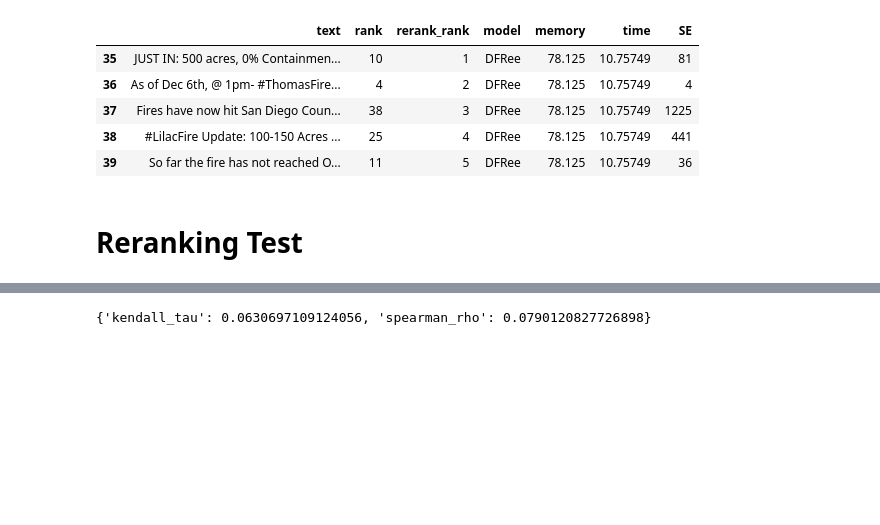
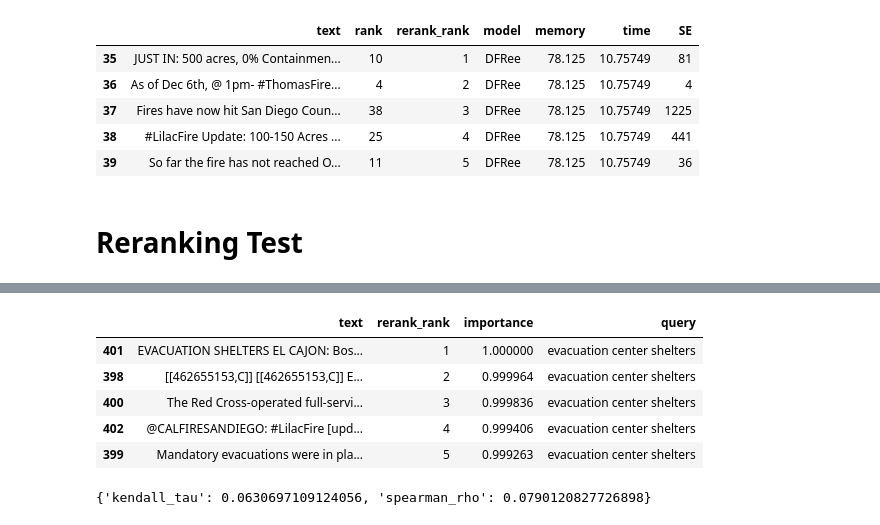
Before and after one commit to jaehobahng/crisisfacts_summarization, a Jupyter notebook: example.ipynb, the cells around one changed output, grey strips where cells are left out. Saved outputs shown, nothing was run; the diff lists cells and outputs as text; code cells hidden in the pictures; blank space fills up the shorter version.

```diff
--- a/example.ipynb
+++ b/example.ipynb
@@ -363,3 +396,12 @@ rerank_df[rerank_df['query'] == 'containment']
+# %%
+t5[['text','rerank_rank','importance','query']].sort_values('rerank_rank')
+# %% [output]
+|  | text | rerank_rank | importance | query |
+| 401 | EVACUATION SHELTERS EL CAJON: Bos... | 1 | 1.000000 | evacuation center shelters |
+| 398 | [[462655153,C]] [[462655153,C]] E... | 2 | 0.999964 | evacuation center shelters |
+| 400 | The Red Cross-operated full-servi... | 3 | 0.999836 | evacuation center shelters |
+| 402 | @CALFIRESANDIEGO: #LilacFire [upd... | 4 | 0.999406 | evacuation center shelters |
+| 399 | Mandatory evacuations were in pla... | 5 | 0.999263 | evacuation center shelters |
 # %%
 rank_colbert = rerank_df[rerank_df['model']=='COLBERT']['rerank_rank']
 rank_t5rerank = rerank_df[rerank_df['model']=='T5']['rerank_rank']
```
Also changed, not shown: parts of 6 cells of this notebook, 2 other files.
